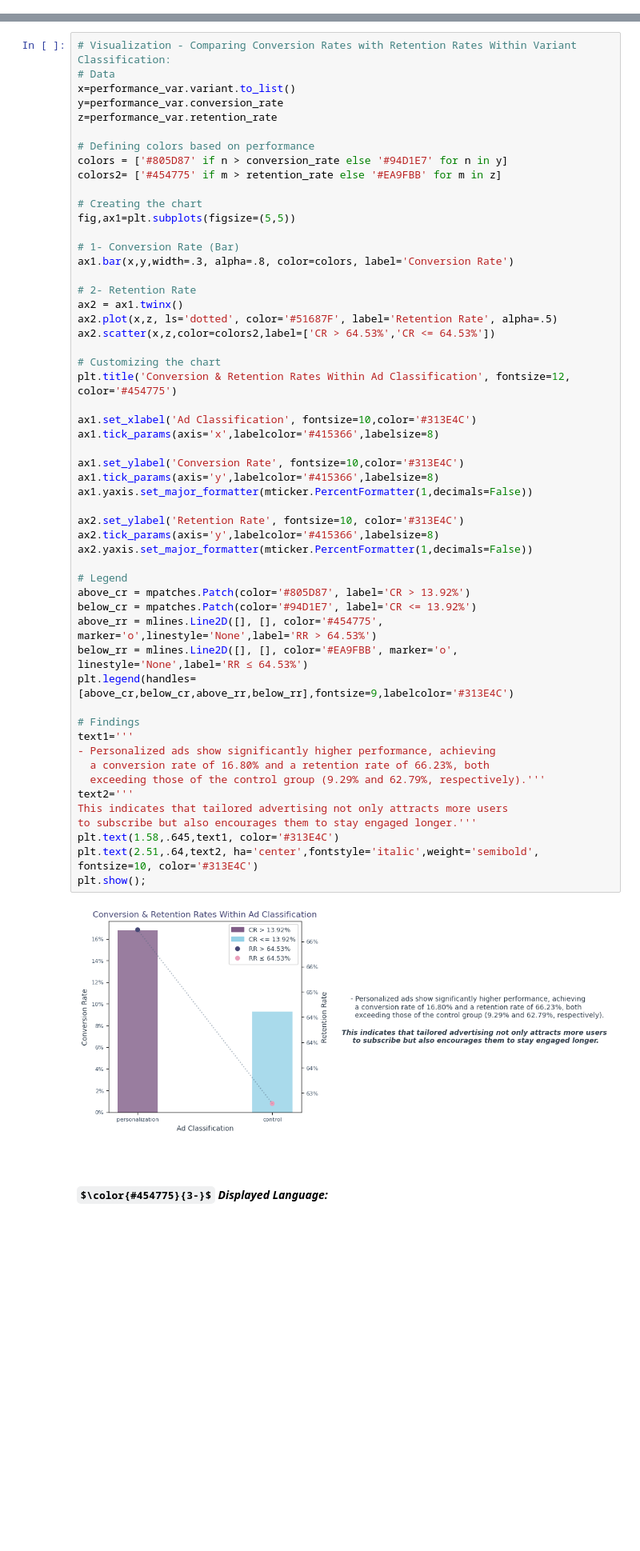
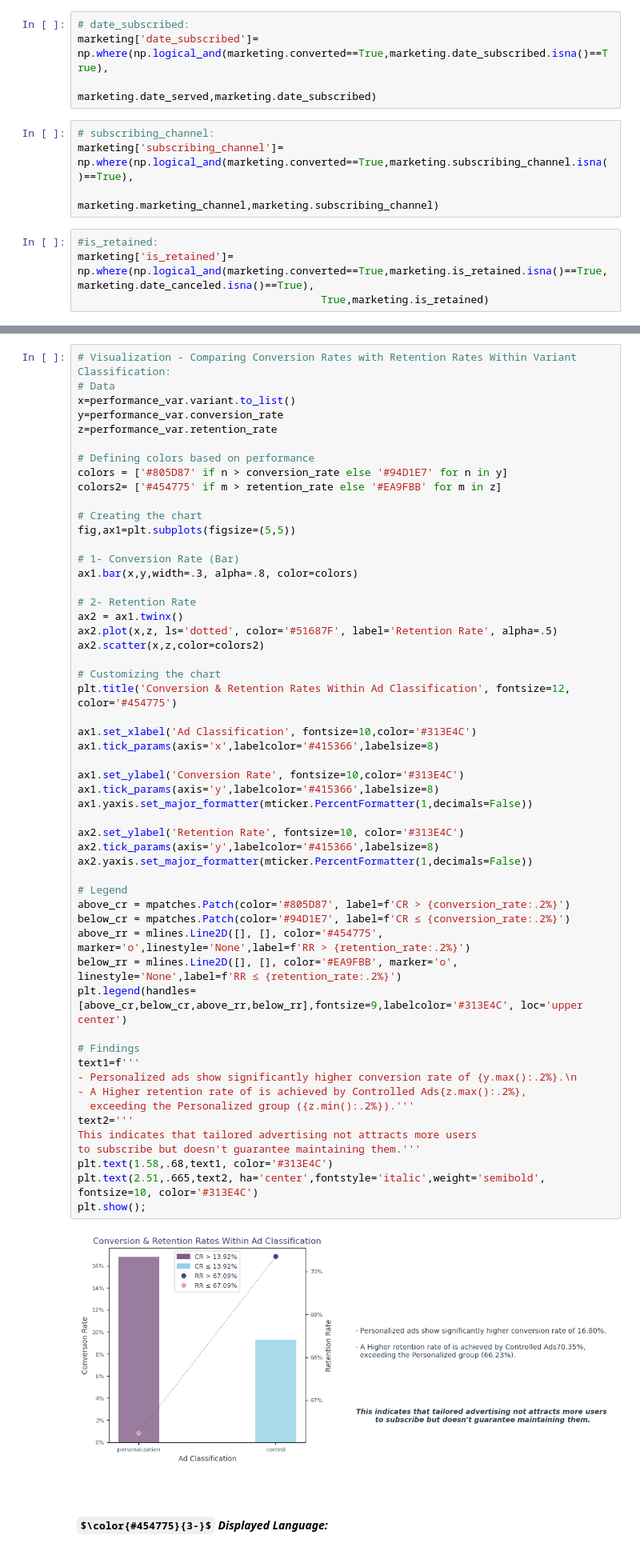
Before and after one commit to hend-a-ghafour/Analyzing_Marketing_Campaigns, a Jupyter notebook: Analyzing_Marketing_Campaigns.ipynb, the cells around one changed output, grey strips where cells are left out. Shown at 80% size. Drawn from its saved outputs; the diff is of its cells as text; some formulas as TeX source; blank space fills up the shorter version.

```diff
--- a/Analyzing_Marketing_Campaigns.ipynb
+++ b/Analyzing_Marketing_Campaigns.ipynb
@@ -301,3 +313,15 @@ The Null values in date_served Column has been handeled, resulting in a 0 Null V
+# %%
+# date_subscribed:
+marketing['date_subscribed']= np.where(np.logical_and(marketing.converted==True,marketing.date_subscribed.isna()==True),
+                                       marketing.date_served,marketing.date_subscribed)
+# %%
+# subscribing_channel:
+marketing['subscribing_channel']= np.where(np.logical_and(marketing.converted==True,marketing.subscribing_channel.isna()==True),
+                                       marketing.marketing_channel,marketing.subscribing_channel)
+# %%
+#is_retained:
+marketing['is_retained']= np.where(np.logical_and(marketing.converted==True,marketing.is_retained.isna()==True,marketing.date_canceled.isna()==True),
+                                       True,marketing.is_retained)
 # %%
 # Checking for Null Values:
 if marketing.isna().sum().sum() == 0:
@@ -1265,49 +1298,49 @@ colors2= ['#454775' if m > retention_rate else '#EA9FBB' for m in z]
 
 # Creating the chart
 fig,ax1=plt.subplots(figsize=(5,5))
 
 # 1- Conversion Rate (Bar)
-ax1.bar(x,y,width=.3, alpha=.8, color=colors, label='Conversion Rate')
+ax1.bar(x,y,width=.3, alpha=.8, color=colors)
 
 # 2- Retention Rate
 ax2 = ax1.twinx()
 ax2.plot(x,z, ls='dotted', color='#51687F', label='Retention Rate', alpha=.5)
-ax2.scatter(x,z,color=colors2,label=['CR > 64.53%','CR <= 64.53%'])
+ax2.scatter(x,z,color=colors2)
 
 # Customizing the chart
 plt.title('Conversion & Retention Rates Within Ad Classification', fontsize=12, color='#454775')
 
 ax1.set_xlabel('Ad Classification', fontsize=10,color='#313E4C')
 ax1.tick_params(axis='x',labelcolor='#415366',labelsize=8)
 
 ax1.set_ylabel('Conversion Rate', fontsize=10,color='#313E4C')
 ax1.tick_params(axis='y',labelcolor='#415366',labelsize=8)
 ax1.yaxis.set_major_formatter(mticker.PercentFormatter(1,decimals=False))
 
 ax2.set_ylabel('Retention Rate', fontsize=10, color='#313E4C')
 ax2.tick_params(axis='y',labelcolor='#415366',labelsize=8)
 ax2.yaxis.set_major_formatter(mticker.PercentFormatter(1,decimals=False))
 
 # Legend
-above_cr = mpatches.Patch(color='#805D87', label='CR > 13.92%')
-below_cr = mpatches.Patch(color='#94D1E7', label='CR <= 13.92%')
-above_rr = mlines.Line2D([], [], color='#454775', marker='o',linestyle='None',label='RR > 64.53%')
-below_rr = mlines.Line2D([], [], color='#EA9FBB', marker='o', linestyle='None',label='RR ≤ 64.53%')
-plt.legend(handles=[above_cr,below_cr,above_rr,below_rr],fontsize=9,labelcolor='#313E4C')
+above_cr = mpatches.Patch(color='#805D87', label=f'CR > {conversion_rate:.2%}')
+below_cr = mpatches.Patch(color='#94D1E7', label=f'CR ≤ {conversion_rate:.2%}')
+above_rr = mlines.Line2D([], [], color='#454775', marker='o',linestyle='None',label=f'RR > {retention_rate:.2%}')
+below_rr = mlines.Line2D([], [], color='#EA9FBB', marker='o', linestyle='None',label=f'RR ≤ {retention_rate:.2%}')
+plt.legend(handles=[above_cr,below_cr,above_rr,below_rr],fontsize=9,labelcolor='#313E4C', loc='upper center')
 
 # Findings
-text1='''
-- Personalized ads show significantly higher performance, achieving
-  a conversion rate of 16.80% and a retention rate of 66.23%, both
-  exceeding those of the control group (9.29% and 62.79%, respectively).'''
+text1=f'''
+- Personalized ads show significantly higher conversion rate of {y.max():.2%}.\n
+- A Higher retention rate of is achieved by Controlled Ads{z.max():.2%},
+  exceeding the Personalized group ({z.min():.2%}).'''
 text2='''
-This indicates that tailored advertising not only attracts more users
-to subscribe but also encourages them to stay engaged longer.'''
-plt.text(1.58,.645,text1, color='#313E4C')
-plt.text(2.51,.64,text2, ha='center',fontstyle='italic',weight='semibold', fontsize=10, color='#313E4C')
+This indicates that tailored advertising not attracts more users
+to subscribe but doesn't guarantee maintaining them.'''
+plt.text(1.58,.68,text1, color='#313E4C')
+plt.text(2.51,.665,text2, ha='center',fontstyle='italic',weight='semibold', fontsize=10, color='#313E4C')
 plt.show();
 # %% [output]
-[figure, old version]
+[figure, new version]
 # %% [markdown]
 <br>
 
```
Also changed, not shown: parts of 33 cells of this notebook, 1 other file.
